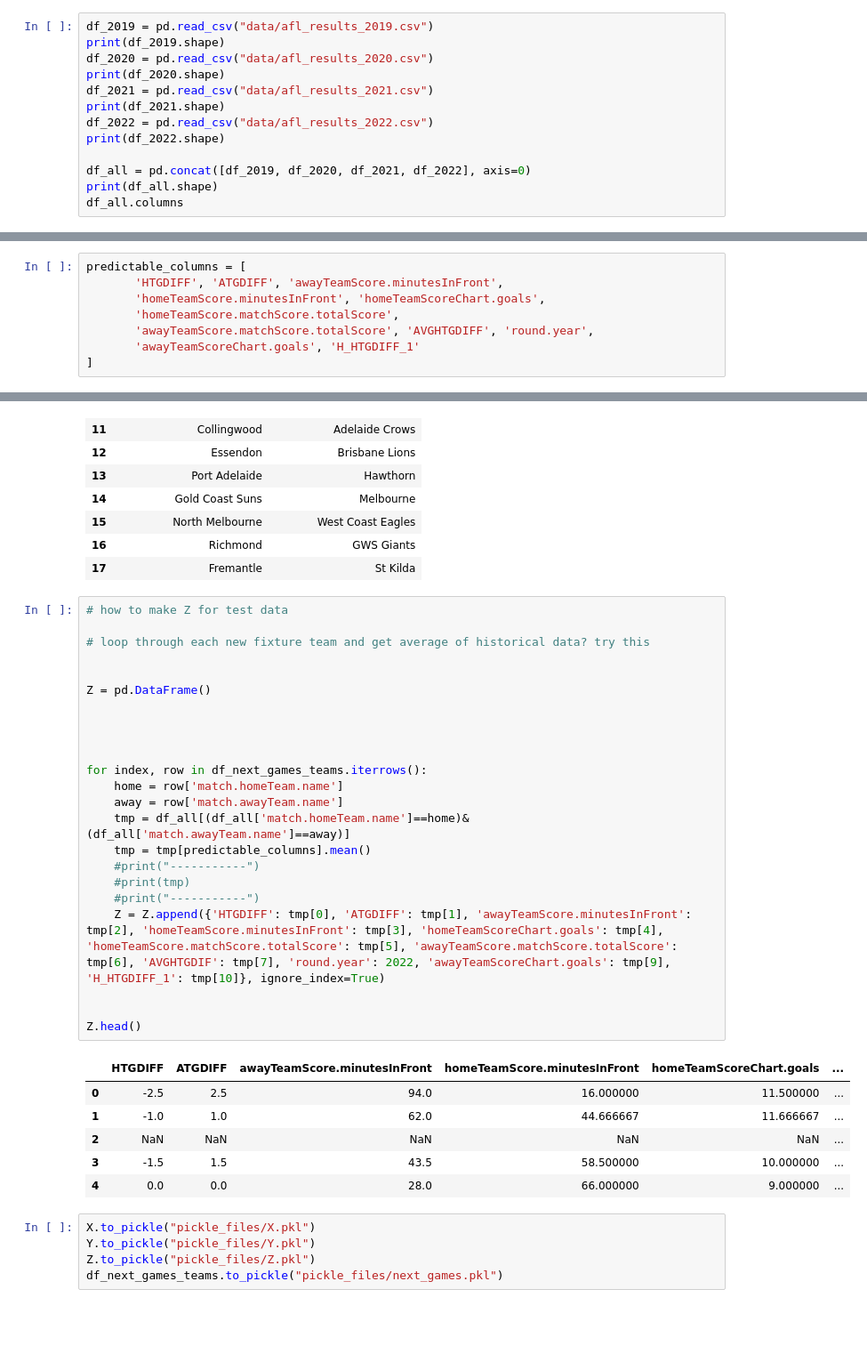
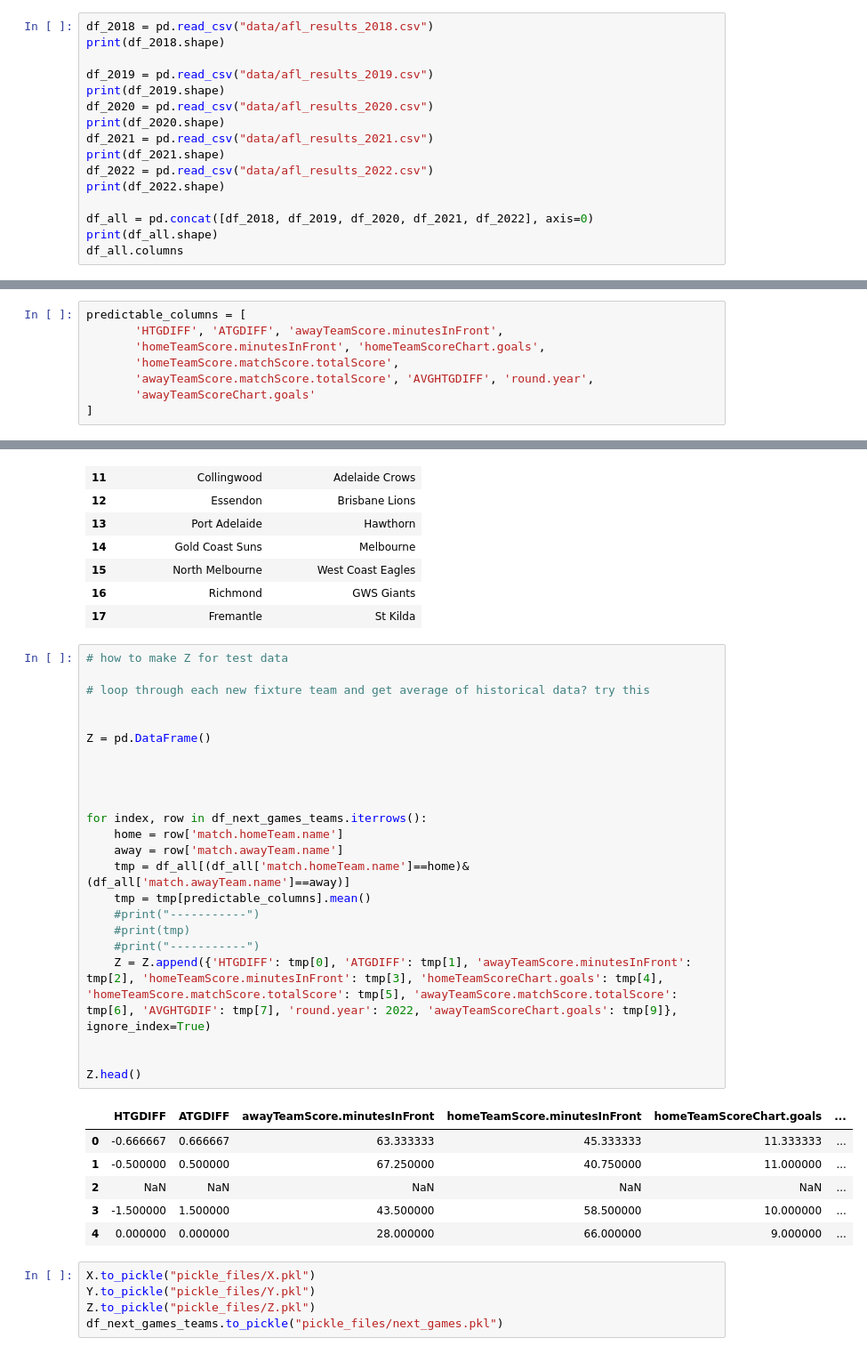
Before and after one commit to Sage-of-Sparta/probabilistic-afl-tipping, a Jupyter notebook: XGBoost_AFL_Prediction_Preprocessing.ipynb, the cells around one changed output, grey strips where cells are left out. Shown: that part at 89% size. Cells and saved outputs as stored; diff of their text form; blank space fills up the shorter version.

Commit message:
add round 2 pred

```diff
--- a/XGBoost_AFL_Prediction_Preprocessing.ipynb
+++ b/XGBoost_AFL_Prediction_Preprocessing.ipynb
@@ -8,6 +8,9 @@ warnings.filterwarnings('ignore')
 # %% [markdown]
 ## Load match related data
 # %%
+df_2018 = pd.read_csv("data/afl_results_2018.csv")
+print(df_2018.shape)
+
 df_2019 = pd.read_csv("data/afl_results_2019.csv")
 print(df_2019.shape)
 df_2020 = pd.read_csv("data/afl_results_2020.csv")
@@ -17,7 +20,7 @@ print(df_2021.shape)
 df_2022 = pd.read_csv("data/afl_results_2022.csv")
 print(df_2022.shape)
 
-df_all = pd.concat([df_2019, df_2020, df_2021, df_2022], axis=0)
+df_all = pd.concat([df_2018, df_2019, df_2020, df_2021, df_2022], axis=0)
 print(df_all.shape)
 df_all.columns
 # %% [output]
@@ -280,7 +283,7 @@ predictable_columns = [
        'homeTeamScore.minutesInFront', 'homeTeamScoreChart.goals',
        'homeTeamScore.matchScore.totalScore',
        'awayTeamScore.matchScore.totalScore', 'AVGHTGDIFF', 'round.year',
-       'awayTeamScoreChart.goals', 'H_HTGDIFF_1'
+       'awayTeamScoreChart.goals'
 ]
 # %%
 df_X = df_norm[predictable_columns]
@@ -347,33 +350,33 @@ df_next_games_teams
 # %%
 # how to make Z for test data
 
 # loop through each new fixture team and get average of historical data? try this
 
 
 Z = pd.DataFrame()
 
 
 
 
 for index, row in df_next_games_teams.iterrows():
     home = row['match.homeTeam.name']
     away = row['match.awayTeam.name']
     tmp = df_all[(df_all['match.homeTeam.name']==home)&(df_all['match.awayTeam.name']==away)]
     tmp = tmp[predictable_columns].mean()
     #print("-----------")
     #print(tmp)
     #print("-----------")
-    Z = Z.append({'HTGDIFF': tmp[0], 'ATGDIFF': tmp[1], 'awayTeamScore.minutesInFront': tmp[2], 'homeTeamScore.minutesInFront': tmp[3], 'homeTeamScoreChart.goals': tmp[4], 'homeTeamScore.matchScore.totalScore': tmp[5], 'awayTeamScore.matchScore.totalScore': tmp[6], 'AVGHTGDIF': tmp[7], 'round.year': 2022, 'awayTeamScoreChart.goals': tmp[9], 'H_HTGDIFF_1': tmp[10]}, ignore_index=True)
+    Z = Z.append({'HTGDIFF': tmp[0], 'ATGDIFF': tmp[1], 'awayTeamScore.minutesInFront': tmp[2], 'homeTeamScore.minutesInFront': tmp[3], 'homeTeamScoreChart.goals': tmp[4], 'homeTeamScore.matchScore.totalScore': tmp[5], 'awayTeamScore.matchScore.totalScore': tmp[6], 'AVGHTGDIF': tmp[7], 'round.year': 2022, 'awayTeamScoreChart.goals': tmp[9]}, ignore_index=True)
 
 
 Z.head()
 # %% [output]
 |  | HTGDIFF | ATGDIFF | awayTeamScore.minutesInFront | homeTeamScore.minutesInFront | homeTeamScoreChart.goals | ... |
-| 0 | -2.5 | 2.5 | 94.0 | 16.000000 | 11.500000 | ... |
-| 1 | -1.0 | 1.0 | 62.0 | 44.666667 | 11.666667 | ... |
+| 0 | -0.666667 | 0.666667 | 63.333333 | 45.333333 | 11.333333 | ... |
+| 1 | -0.500000 | 0.500000 | 67.250000 | 40.750000 | 11.000000 | ... |
 | 2 | NaN | NaN | NaN | NaN | NaN | ... |
-| 3 | -1.5 | 1.5 | 43.5 | 58.500000 | 10.000000 | ... |
-| 4 | 0.0 | 0.0 | 28.0 | 66.000000 | 9.000000 | ... |
+| 3 | -1.500000 | 1.500000 | 43.500000 | 58.500000 | 10.000000 | ... |
+| 4 | 0.000000 | 0.000000 | 28.000000 | 66.000000 | 9.000000 | ... |
 # %%
 X.to_pickle("pickle_files/X.pkl")
 Y.to_pickle("pickle_files/Y.pkl")
```
Also changed, not shown: parts of 12 cells of this notebook, 8 other files.
